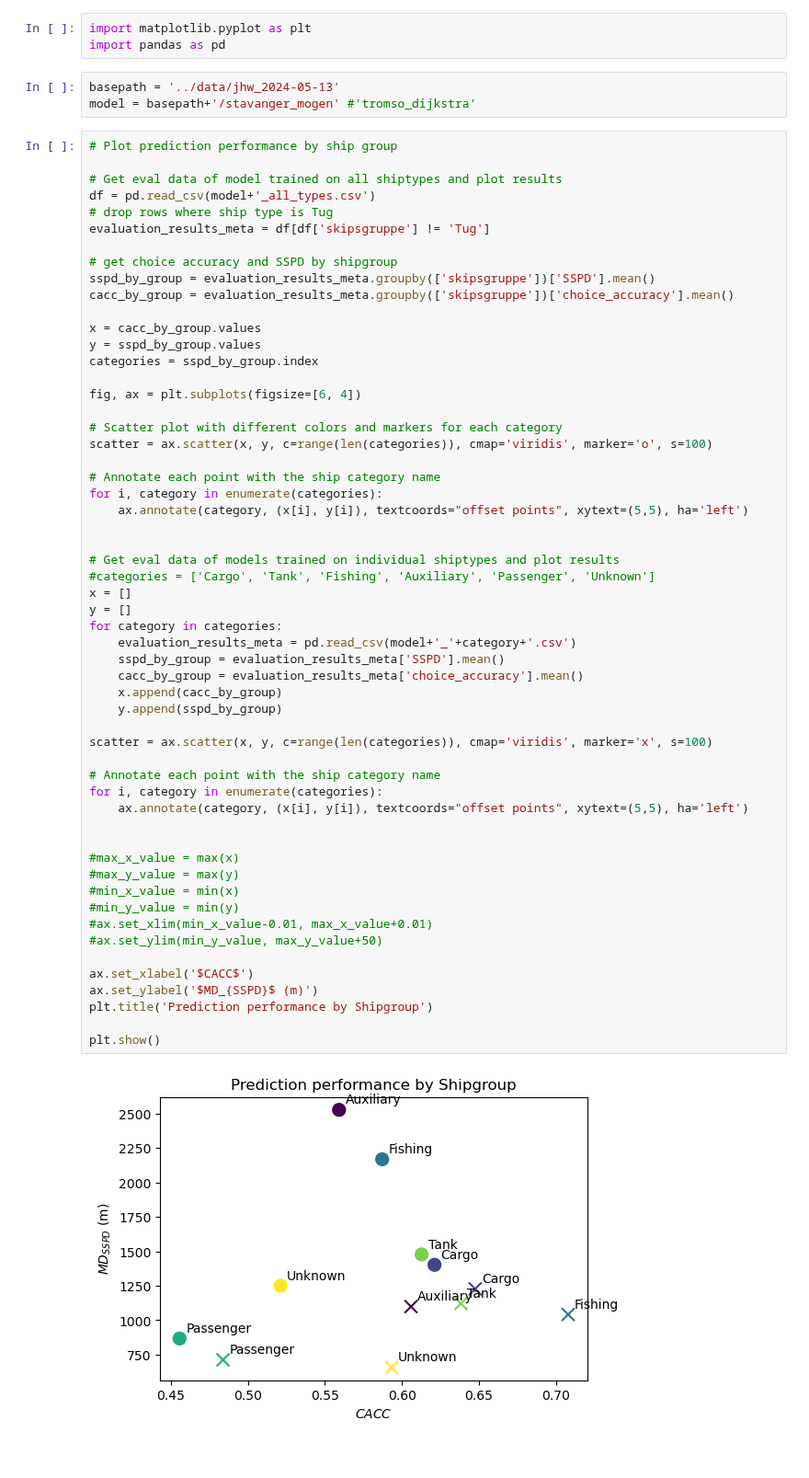
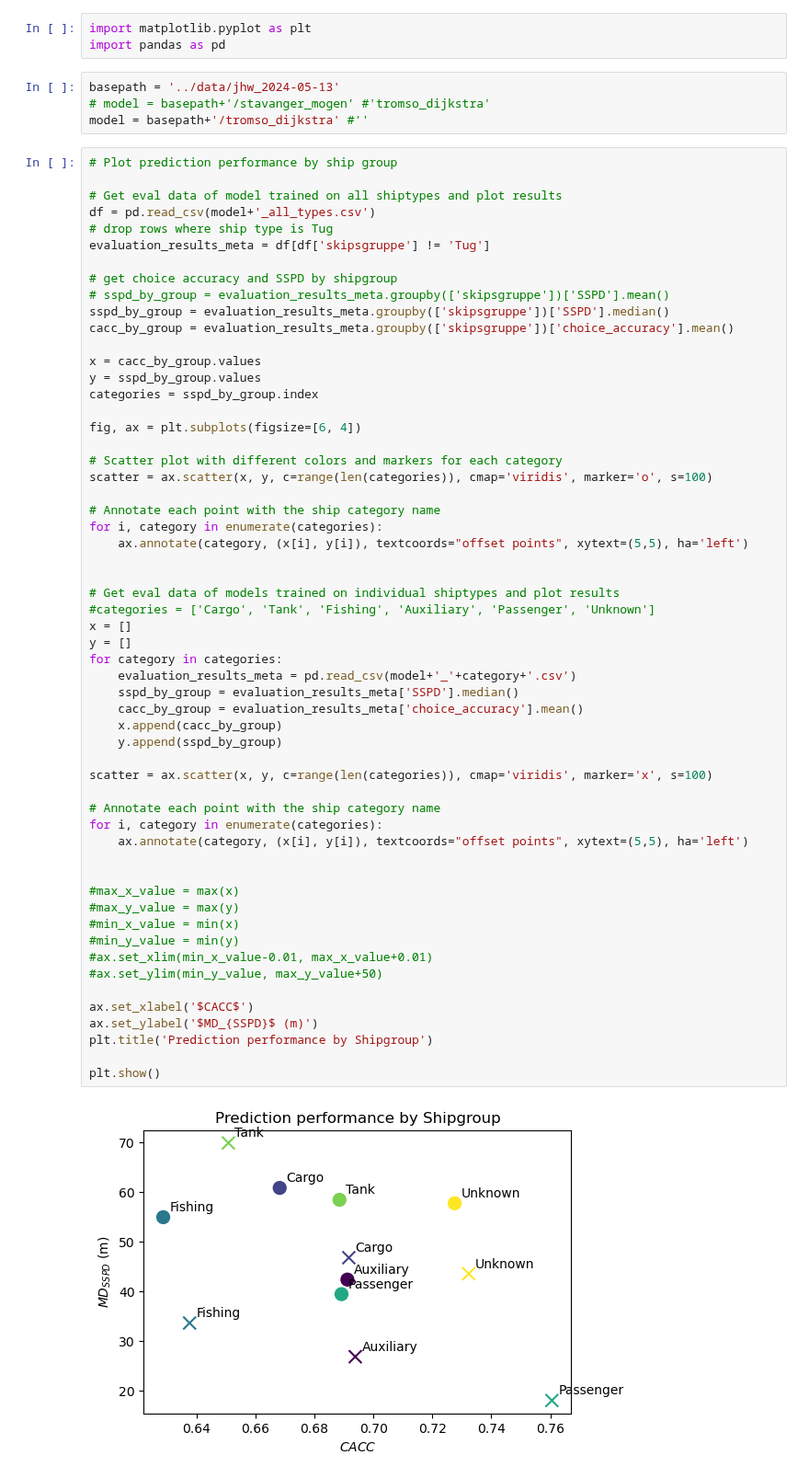
Before and after one commit to vhffm/maritime_route_prediction, a Jupyter notebook: notebooks/EVAL_RP_by_shipgroup.ipynb, the cells around one changed output. Shown at 92% size. Cells and saved outputs as stored; diff of their text form.

Commit message:
tromsø/dijkstra for performance per ship; add export CSV

```diff
--- a/notebooks/EVAL_RP_by_shipgroup.ipynb
+++ b/notebooks/EVAL_RP_by_shipgroup.ipynb
@@ -5,7 +5,8 @@ import matplotlib.pyplot as plt
 import pandas as pd
 # %%
 basepath = '../data/jhw_2024-05-13'
-model = basepath+'/stavanger_mogen' #'tromso_dijkstra'
+# model = basepath+'/stavanger_mogen' #'tromso_dijkstra'
+model = basepath+'/tromso_dijkstra' #''
 # %%
 # Plot prediction performance by ship group
 
@@ -15,7 +16,8 @@ df = pd.read_csv(model+'_all_types.csv')
 evaluation_results_meta = df[df['skipsgruppe'] != 'Tug']
 
 # get choice accuracy and SSPD by shipgroup
-sspd_by_group = evaluation_results_meta.groupby(['skipsgruppe'])['SSPD'].mean()
+# sspd_by_group = evaluation_results_meta.groupby(['skipsgruppe'])['SSPD'].mean()
+sspd_by_group = evaluation_results_meta.groupby(['skipsgruppe'])['SSPD'].median()
 cacc_by_group = evaluation_results_meta.groupby(['skipsgruppe'])['choice_accuracy'].mean()
 
 x = cacc_by_group.values
@@ -35,32 +37,32 @@ for i, category in enumerate(categories):
 # Get eval data of models trained on individual shiptypes and plot results
 #categories = ['Cargo', 'Tank', 'Fishing', 'Auxiliary', 'Passenger', 'Unknown']
 x = []
 y = []
 for category in categories:
     evaluation_results_meta = pd.read_csv(model+'_'+category+'.csv')
-    sspd_by_group = evaluation_results_meta['SSPD'].mean()
+    sspd_by_group = evaluation_results_meta['SSPD'].median()
     cacc_by_group = evaluation_results_meta['choice_accuracy'].mean()
     x.append(cacc_by_group)
     y.append(sspd_by_group)
 
 scatter = ax.scatter(x, y, c=range(len(categories)), cmap='viridis', marker='x', s=100)
 
 # Annotate each point with the ship category name
 for i, category in enumerate(categories):
     ax.annotate(category, (x[i], y[i]), textcoords="offset points", xytext=(5,5), ha='left')
 
 
 #max_x_value = max(x)
 #max_y_value = max(y)
 #min_x_value = min(x)
 #min_y_value = min(y)
 #ax.set_xlim(min_x_value-0.01, max_x_value+0.01)
 #ax.set_ylim(min_y_value, max_y_value+50)
 
 ax.set_xlabel('$CACC$')
 ax.set_ylabel('$MD_{SSPD}$ (m)')
 plt.title('Prediction performance by Shipgroup')
 
 plt.show()
 # %% [output]
-[figure, old version]
+[figure, new version]
```
Also changed, not shown: parts of 7 cells of this notebook.
